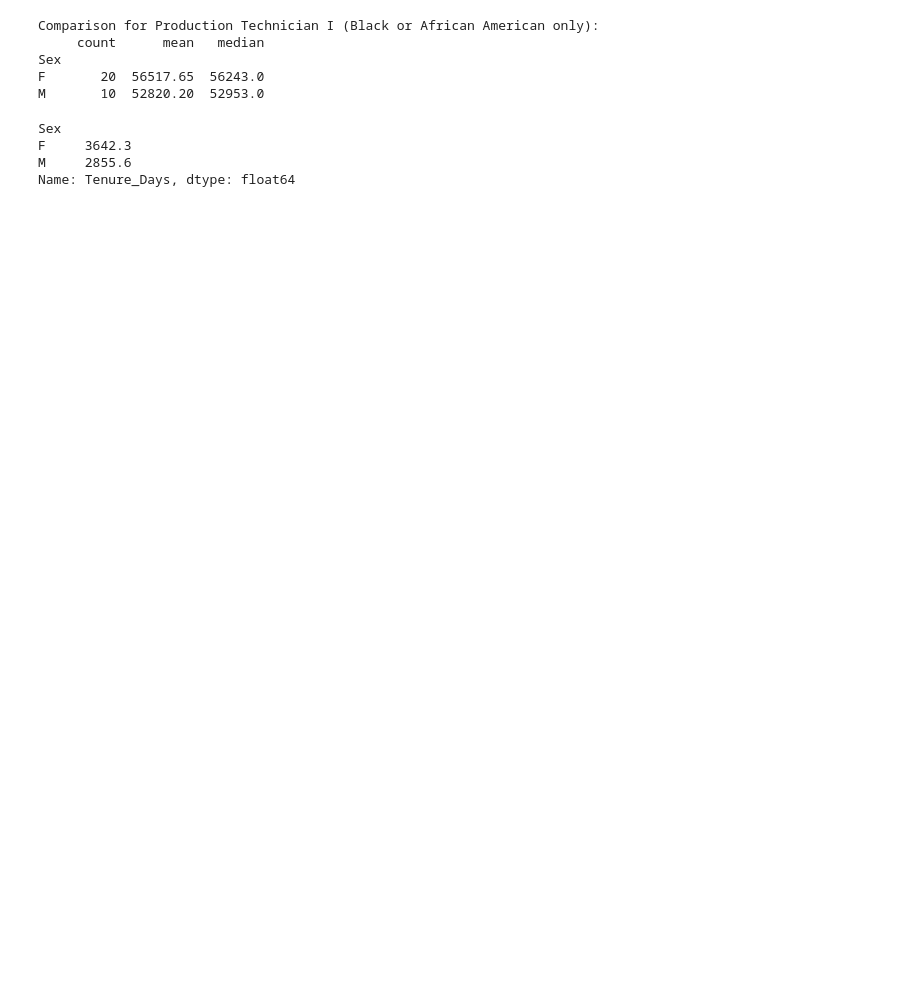
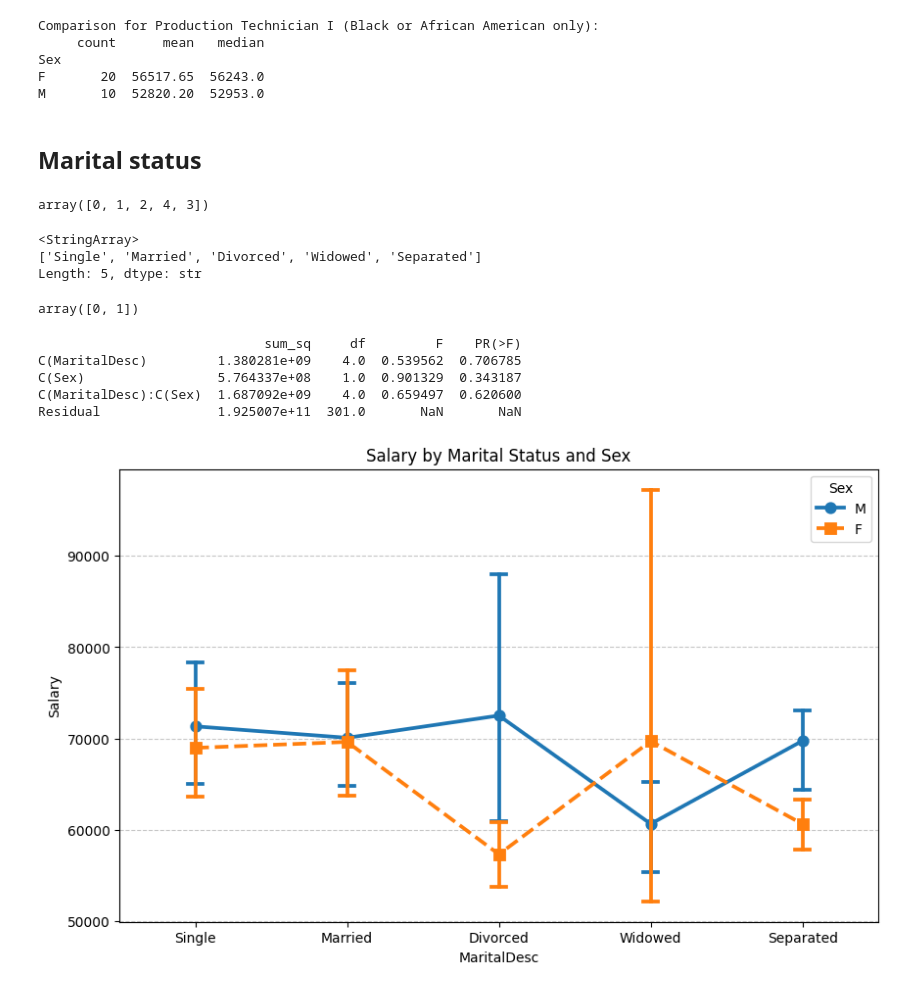
Before and after one commit to pedrettienea23/HR-data-science-project, a Jupyter notebook: Notebooks/EDA.ipynb, the cells around one changed output. Drawn from its saved outputs; the diff is of its cells as text; code cells hidden in the pictures; blank space fills up the shorter version.

```diff
--- a/Notebooks/EDA.ipynb
+++ b/Notebooks/EDA.ipynb
@@ -193,12 +386,36 @@ Comparison for Production Technician I (Black or African American only):
 Sex
 F       20  56517.65  56243.0
 M       10  52820.20  52953.0
-# %%
-tenure_check = df[(df['RaceDesc'] == 'Black or African American') &
-                  (df['Position'] == 'Production Technician I')].groupby('Sex')['Tenure_Days'].mean()
-print(tenure_check)
-# %% [output]
-Sex
-F     3642.3
-M     2855.6
-Name: Tenure_Days, dtype: float64
+# %% [markdown]
+## Marital status
+# %%
+df['MaritalStatusID'].unique()
+# %% [output]
+array([0, 1, 2, 4, 3])
+# %%
+df['MaritalDesc'].unique()
+# %% [output]
+<StringArray>
+['Single', 'Married', 'Divorced', 'Widowed', 'Separated']
+Length: 5, dtype: str
+# %%
+df['MarriedID'].unique()
+# %% [output]
+array([0, 1])
+# %%
+model = smf.ols('Salary ~ C(MaritalDesc) * C(Sex)', data=df).fit()
+print(sm.stats.anova_lm(model, typ=2))
+
+plt.figure(figsize=(10, 6))
+sns.pointplot(data=df, x='MaritalDesc', y='Salary', hue='Sex',
+              markers=["o", "s"], linestyles=["-", "--"], capsize=.1)
+plt.title('Salary by Marital Status and Sex')
+plt.grid(axis='y', linestyle='--', alpha=0.7)
+plt.show()
+# %% [output]
+                             sum_sq     df         F    PR(>F)
+C(MaritalDesc)         1.380281e+09    4.0  0.539562  0.706785
+C(Sex)                 5.764337e+08    1.0  0.901329  0.343187
+C(MaritalDesc):C(Sex)  1.687092e+09    4.0  0.659497  0.620600
+Residual               1.925007e+11  301.0       NaN       NaN
+[figure, added]
```
Also changed, not shown: parts of 24 cells of this notebook, 1 other file.
